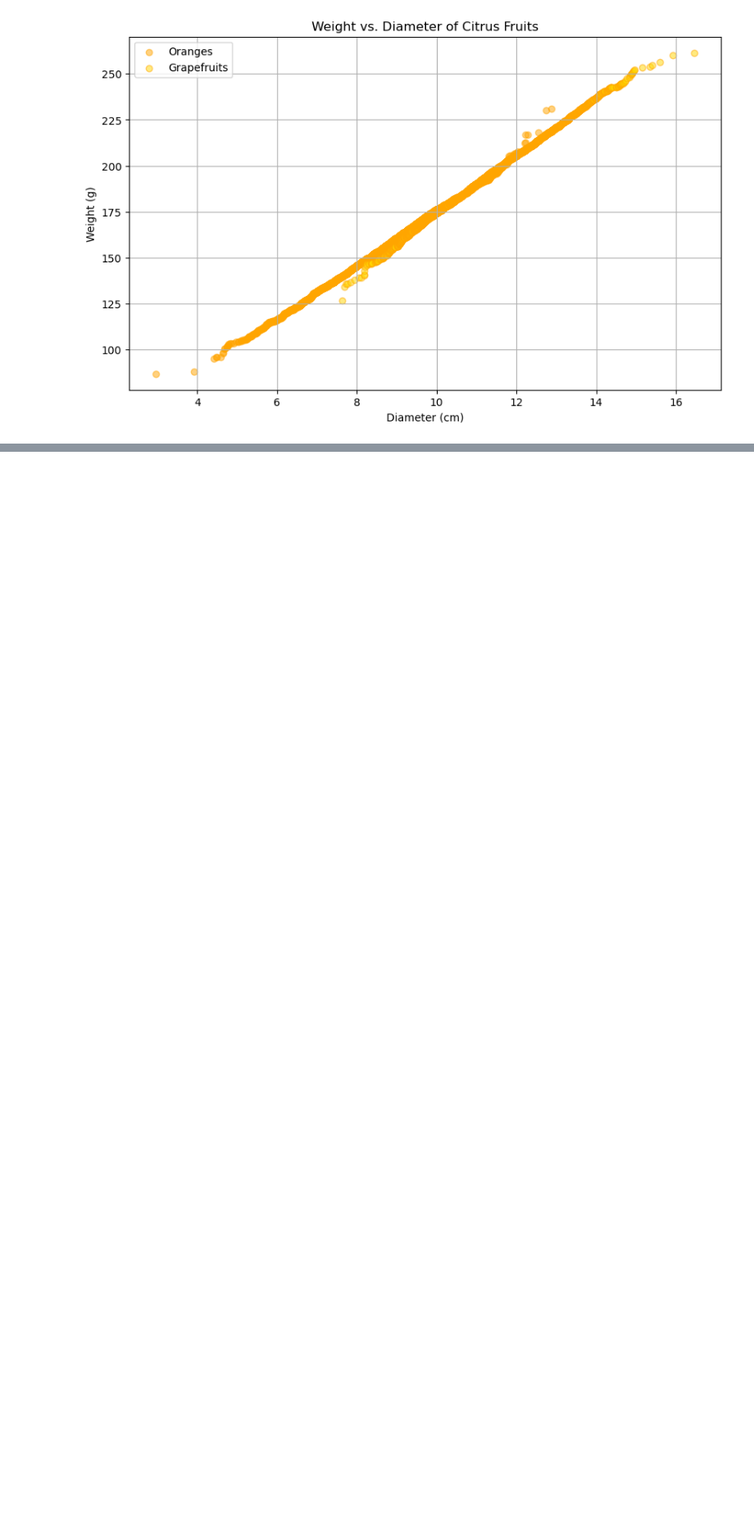
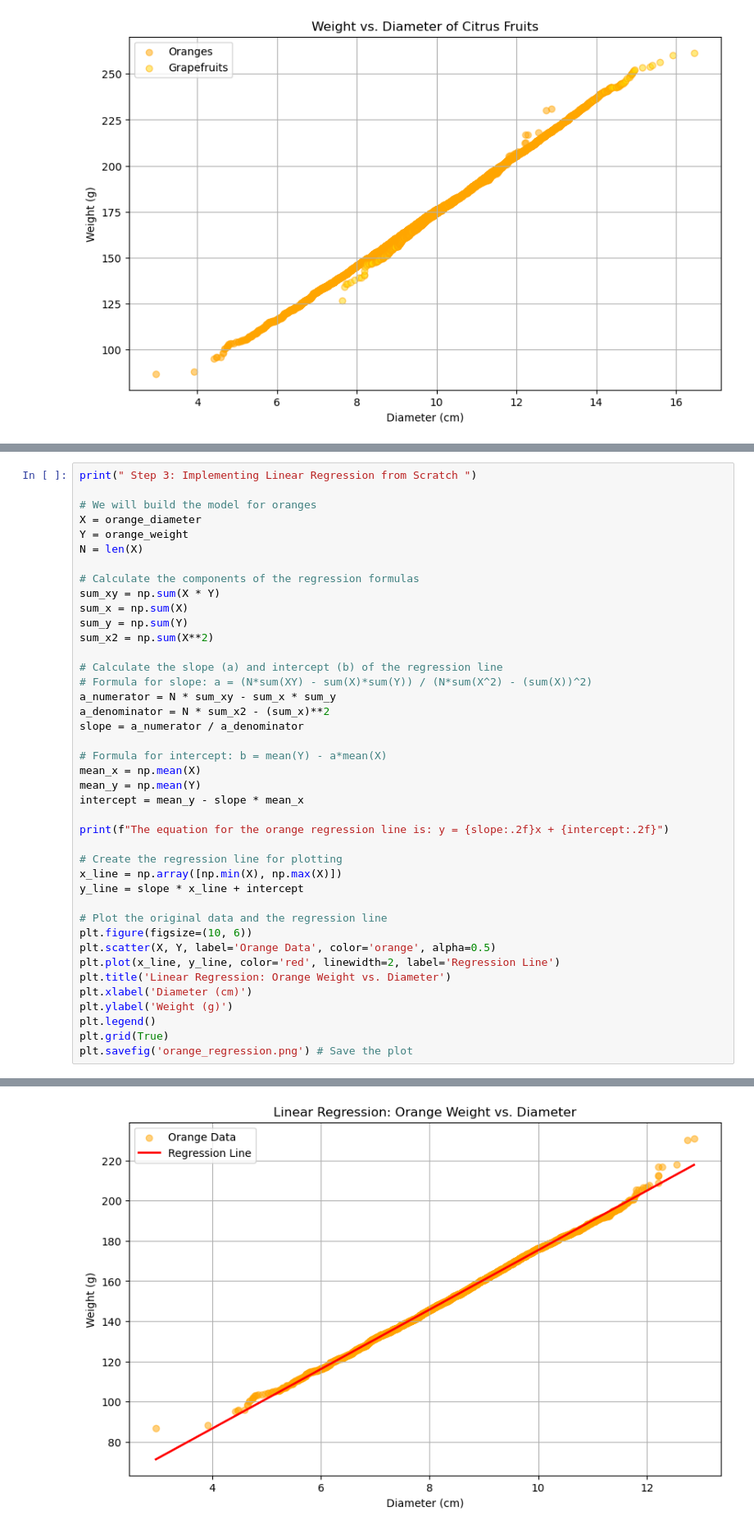
Before and after one commit to AnnaPChop/-proyecto-citricos-regresion, a Jupyter notebook: analysis/citrus_analysis.ipynb, the cells around one changed output, grey strips where cells are left out. Shown: that part at 82% size. Drawn from its saved outputs; the diff is of its cells as text; blank space fills up the shorter version.

Commit message:
add Linear Regression

```diff
--- a/analysis/citrus_analysis.ipynb
+++ b/analysis/citrus_analysis.ipynb
@@ -88,0 +97,42 @@ Step 2: Visualizing the Data
+# %%
+print(" Step 3: Implementing Linear Regression from Scratch ")
+
+# We will build the model for oranges
+X = orange_diameter
+Y = orange_weight
+N = len(X)
+
+# Calculate the components of the regression formulas
+sum_xy = np.sum(X * Y)
+sum_x = np.sum(X)
+sum_y = np.sum(Y)
+sum_x2 = np.sum(X**2)
+
+# Calculate the slope (a) and intercept (b) of the regression line
+# Formula for slope: a = (N*sum(XY) - sum(X)*sum(Y)) / (N*sum(X^2) - (sum(X))^2)
+a_numerator = N * sum_xy - sum_x * sum_y
+a_denominator = N * sum_x2 - (sum_x)**2
+slope = a_numerator / a_denominator
+
+# Formula for intercept: b = mean(Y) - a*mean(X)
+mean_x = np.mean(X)
+mean_y = np.mean(Y)
+intercept = mean_y - slope * mean_x
+
+print(f"The equation for the orange regression line is: y = {slope:.2f}x + {intercept:.2f}")
+
+# Create the regression line for plotting
+x_line = np.array([np.min(X), np.max(X)])
+y_line = slope * x_line + intercept
+
+# Plot the original data and the regression line
+plt.figure(figsize=(10, 6))
+plt.scatter(X, Y, label='Orange Data', color='orange', alpha=0.5)
+plt.plot(x_line, y_line, color='red', linewidth=2, label='Regression Line')
+plt.title('Linear Regression: Orange Weight vs. Diameter')
+plt.xlabel('Diameter (cm)')
+plt.ylabel('Weight (g)')
+plt.legend()
+plt.grid(True)
+plt.savefig('orange_regression.png') # Save the plot
+# %% [output]
@@ -88,0 +141 @@ Step 2: Visualizing the Data
+[figure, added]
```
Also changed, not shown: parts of 4 cells of this notebook.
